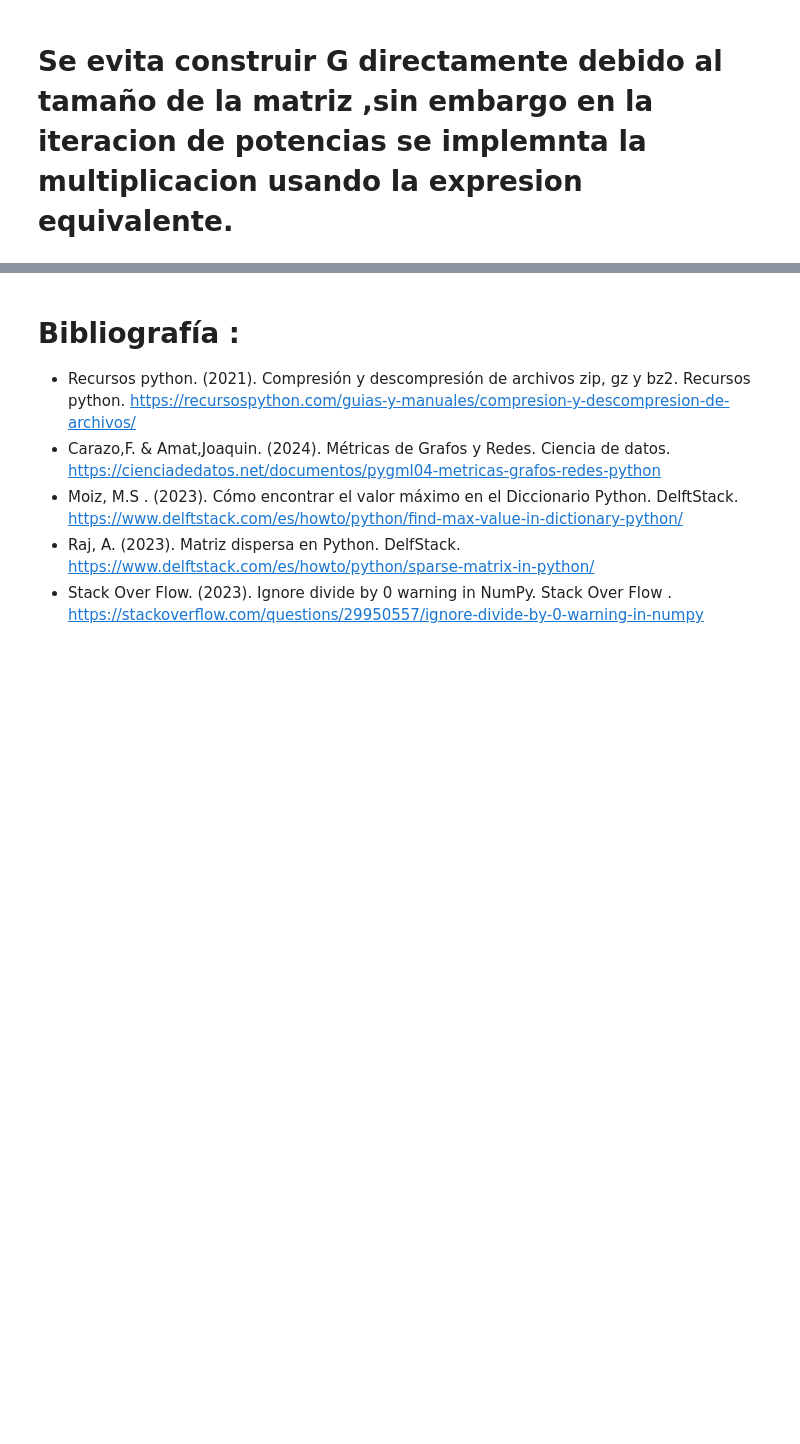
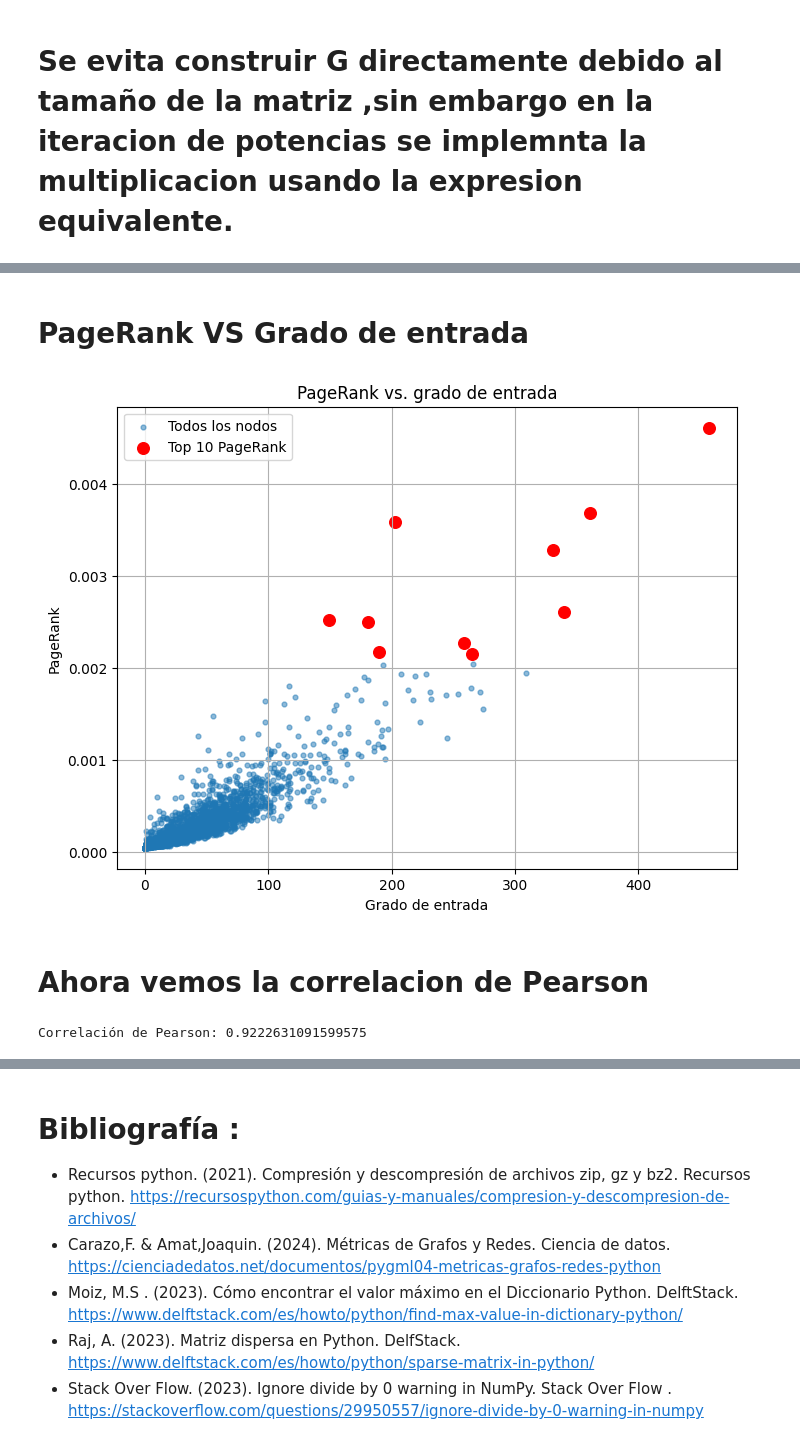
Before and after one commit to erzea1609/Proyecto-2-algebra-lineal-avanzada, a Jupyter notebook: Proyecto_2_Algebra.ipynb, the cells around one changed output, grey strips where cells are left out. Cells and saved outputs as stored; diff of their text form; code cells hidden in the pictures; blank space fills up the shorter version.

```diff
--- a/Proyecto_2_Algebra.ipynb
+++ b/Proyecto_2_Algebra.ipynb
@@ -150,0 +271,48 @@ alpha = 0.85  # amortiguacion
+# %% [markdown]
+# PageRank VS Grado de entrada
+# %%
+nodos = list(grafo.nodes())
+
+in_degree = np.array([grado_entrada[nodo] for nodo in nodos])
+out_degree = np.array([grado_salida[nodo] for nodo in nodos])
+ranking = np.argsort(-pagerank)
+
+top10 = ranking[:10]
+plt.figure(figsize=(8,6))
+
+plt.scatter(
+    in_degree,
+    pagerank,
+    s=12,
+    alpha=0.5,
+    label="Todos los nodos"
+)
+
+plt.scatter(
+    in_degree[top10],
+    pagerank[top10],
+    color="red",
+    s=70,
+    label="Top 10 PageRank"
+)
+
+plt.xlabel("Grado de entrada")
+plt.ylabel("PageRank")
+
+plt.title("PageRank vs. grado de entrada")
+
+plt.legend()
+
+plt.grid(True)
+
+plt.show()
+# %% [output]
+[figure, added]
+# %% [markdown]
+# Ahora vemos la correlacion de Pearson
+# %%
+correlacion = np.corrcoef(in_degree, pagerank)[0,1]
+
+print("Correlación de Pearson:", correlacion)
+# %% [output]
+Correlación de Pearson: 0.9222631091599575
```
Also changed, not shown: parts of 19 cells of this notebook.
